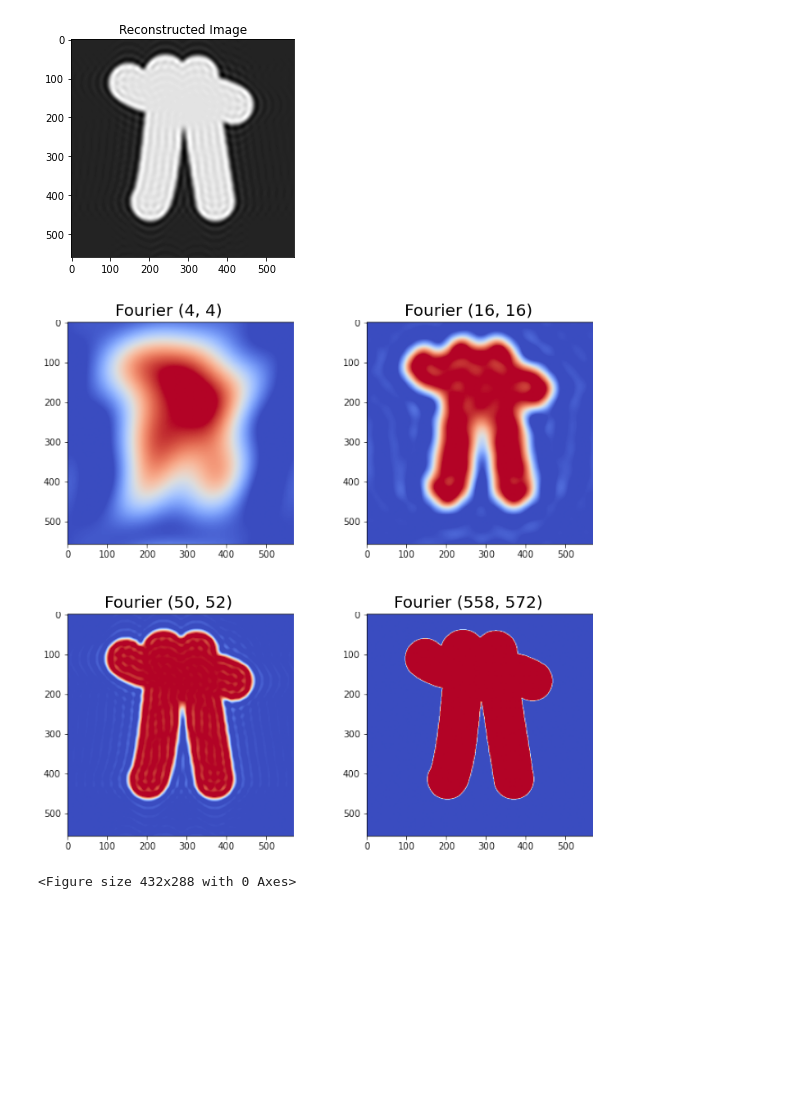
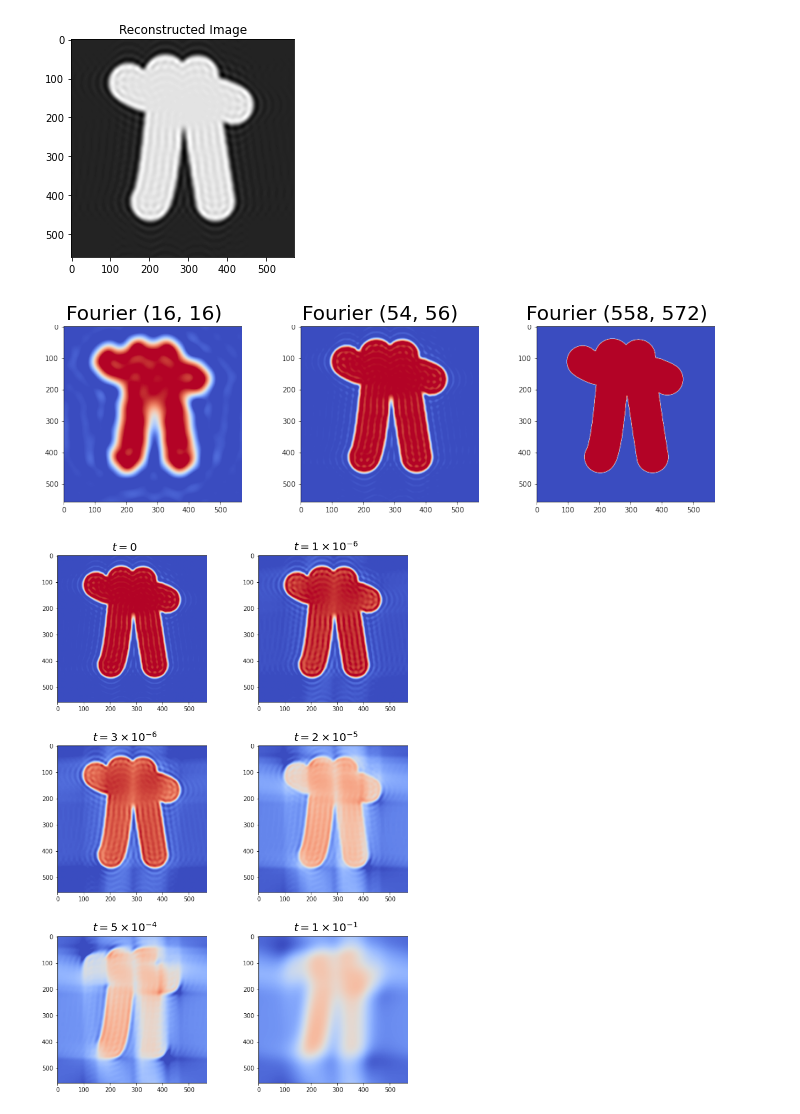
Before and after one commit to jeanHeibig/diffusionFeymanKac, a Jupyter notebook: piFourier.ipynb, the cells around one changed output. Drawn from its saved outputs; the diff is of its cells as text; code cells hidden in the pictures; blank space fills up the shorter version.

```diff
--- a/piFourier.ipynb
+++ b/piFourier.ipynb
@@ -126,32 +139,65 @@ for frac in np.linspace(0, 0.5, 100):
     plt.savefig(f'images/piFourier/fourier-{nx}-{ny}.png', bbox_inches='tight', pad_inches=0, transparent=True)
     plt.close()
 # %%
-c1 = plt.imread("images/piFourier/fourier-4-4.png")
 c2 = plt.imread("images/piFourier/fourier-16-16.png")
-c3 = plt.imread("images/piFourier/fourier-50-52.png")
+c3 = plt.imread("images/piFourier/fourier-54-56.png")
 c4 = plt.imread("images/piFourier/fourier-558-572.png")
 
-fig, ax = plt.subplots(2, 2, figsize=(12,12))
+fig, ax = plt.subplots(1, 3, figsize=(12,5))
 fst=20
 
-ax[0, 0].axis("off")
-ax[0, 0].imshow(c1)
-ax[0, 0].set_title("Fourier (4, 4)", fontsize=fst)
+ax[0].axis("off")
+ax[0].imshow(c2)
+ax[0].set_title("Fourier (16, 16)", fontsize=fst)
 
-ax[0, 1].axis("off")
-ax[0, 1].imshow(c2)
-ax[0, 1].set_title("Fourier (16, 16)", fontsize=fst)
+ax[1].axis("off")
+ax[1].imshow(c3)
+ax[1].set_title("Fourier (54, 56)", fontsize=fst)
 
-ax[1, 0].axis("off")
-ax[1, 0].imshow(c3)
-ax[1, 0].set_title("Fourier (50, 52)", fontsize=fst)
+ax[2].axis("off")
+ax[2].imshow(c4)
+ax[2].set_title("Fourier (558, 572)", fontsize=fst)
 
-ax[1, 1].axis("off")
-ax[1, 1].imshow(c4)
-ax[1, 1].set_title("Fourier (558, 572)", fontsize=fst)
-
+fig.savefig(f"piFourierExample.png", transparent=True, bbox_inches='tight')
 plt.show()
-plt.savefig(f"images/piFourierExample.png", transparent=True, bbox_inches='tight')
 # %% [output]
-[figure, old version]
+[figure, new version]
-<Figure size 432x288 with 0 Axes>
+# %%
+c1 = plt.imread("images/piTime/fourier-54-56-t-0.0000000.png")
+c2 = plt.imread("images/piTime/fourier-54-56-t-0.0000010.png")
+c3 = plt.imread("images/piTime/fourier-54-56-t-0.0000030.png")
+c4 = plt.imread("images/piTime/fourier-54-56-t-0.0000200.png")
+c5 = plt.imread("images/piTime/fourier-54-56-t-0.0005000.png")
+c6 = plt.imread("images/piTime/fourier-54-56-t-0.1000000.png")
+
+fig, ax = plt.subplots(3, 2, figsize=(12,18))
+fst=20
+
+ax[0, 0].axis("off")
+ax[0, 0].imshow(c1)
+ax[0, 0].set_title("$t = 0$", fontsize=fst)
+
+ax[0, 1].axis("off")
+ax[0, 1].imshow(c2)
+ax[0, 1].set_title("$t = 1\\times 10^{-6}$", fontsize=fst)
+
+ax[1, 0].axis("off")
+ax[1, 0].imshow(c3)
+ax[1, 0].set_title("$t = 3\\times 10^{-6}$", fontsize=fst)
+
+ax[1, 1].axis("off")
+ax[1, 1].imshow(c4)
+ax[1, 1].set_title("$t = 2\\times 10^{-5}$", fontsize=fst)
+
+ax[2, 0].axis("off")
+ax[2, 0].imshow(c5)
+ax[2, 0].set_title("$t = 5\\times 10^{-4}$", fontsize=fst)
+
+ax[2, 1].axis("off")
+ax[2, 1].imshow(c6)
+ax[2, 1].set_title("$t = 1\\times 10^{-1}$", fontsize=fst)
+
+fig.savefig(f"piTimeExample.png", transparent=True, bbox_inches='tight')
+plt.show()
+# %% [output]
+[figure, added]
```
Also changed, not shown: parts of 3 cells of this notebook, 2 other files.
